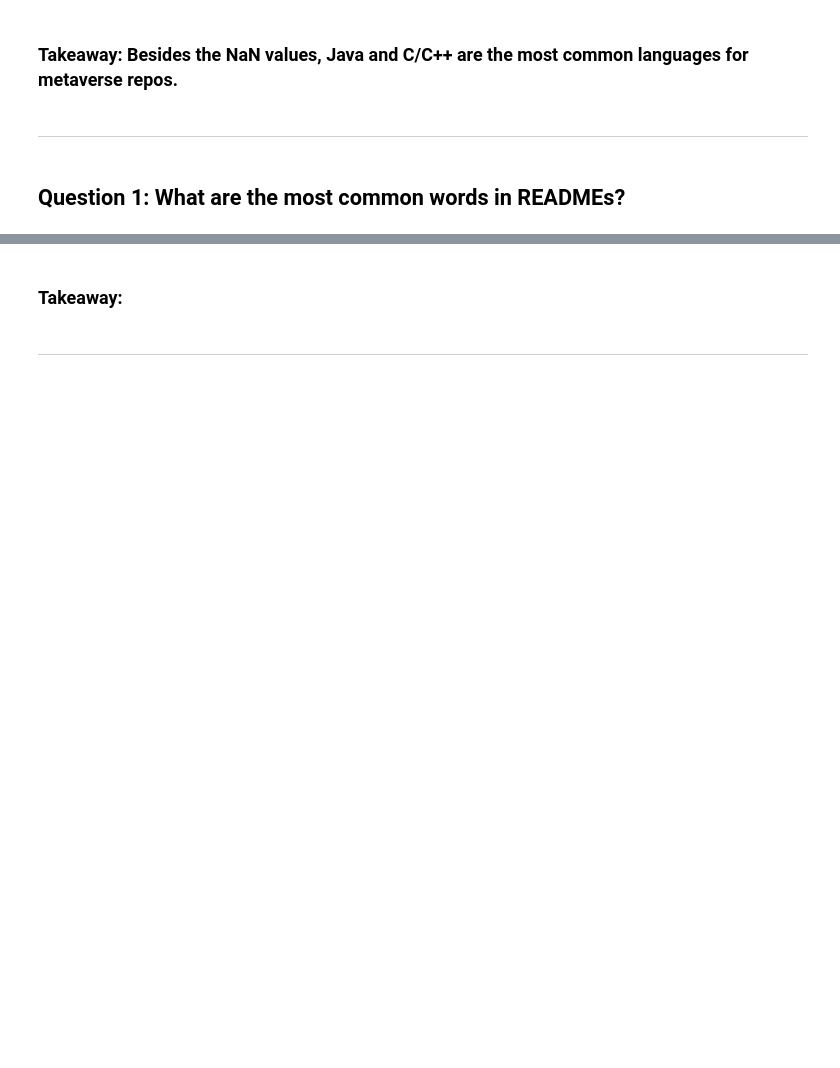
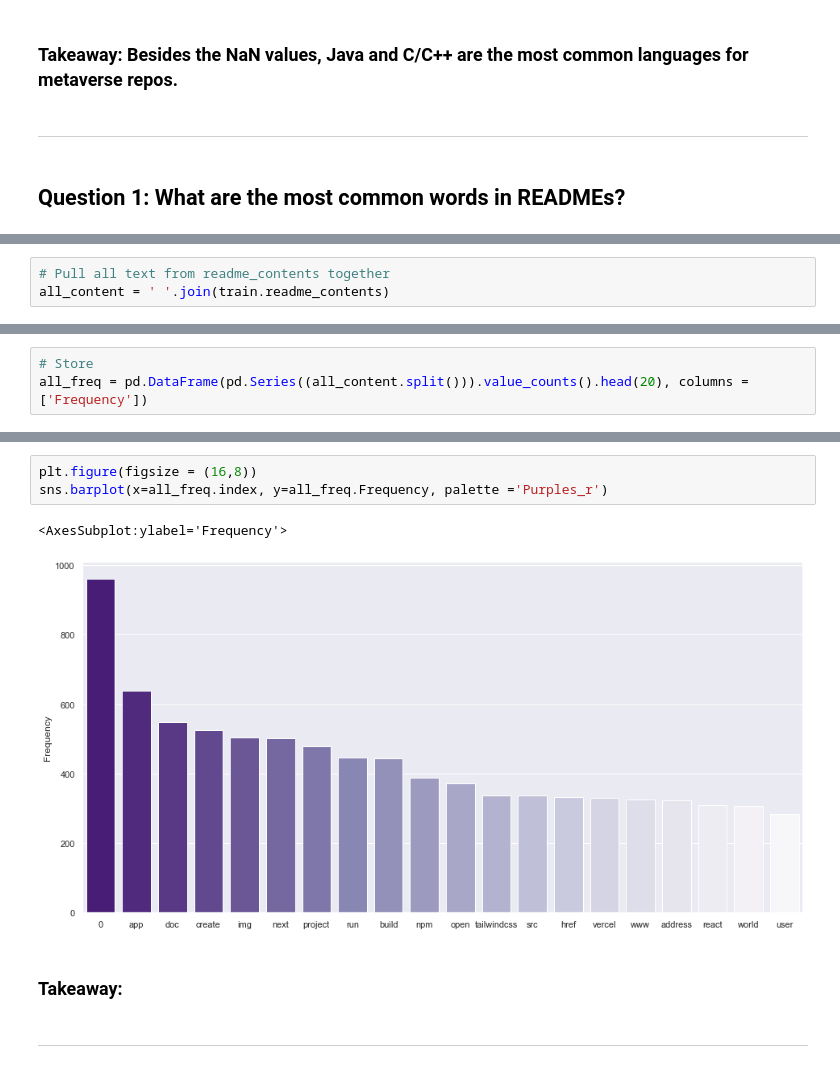
Before and after one commit to MBM-nlp/github_classification_project, a Jupyter notebook: meredith_eda.ipynb, the cells around one changed output, grey strips where cells are left out. Saved outputs shown, nothing was run; the diff lists cells and outputs as text; blank space fills up the shorter version.

```diff
--- a/meredith_eda.ipynb
+++ b/meredith_eda.ipynb
@@ -242,0 +252,3 @@ plt.show()
+# %%
+# Pull all text from readme_contents together
+all_content = ' '.join(train.readme_contents)
@@ -242,0 +281,3 @@ plt.show()
+# %%
+# Store
+all_freq = pd.DataFrame(pd.Series((all_content.split())).value_counts().head(20), columns = ['Frequency'])
@@ -243,3 +307,9 @@ plt.show()
+# %%
+plt.figure(figsize = (16,8))
+sns.barplot(x=all_freq.index, y=all_freq.Frequency, palette ='Purples_r')
+# %% [output]
+<AxesSubplot:ylabel='Frequency'>
+[figure, added]
 # %% [markdown]
 ### Takeaway:
 # %% [markdown]
```
Also changed, not shown: parts of 5 cells of this notebook.
